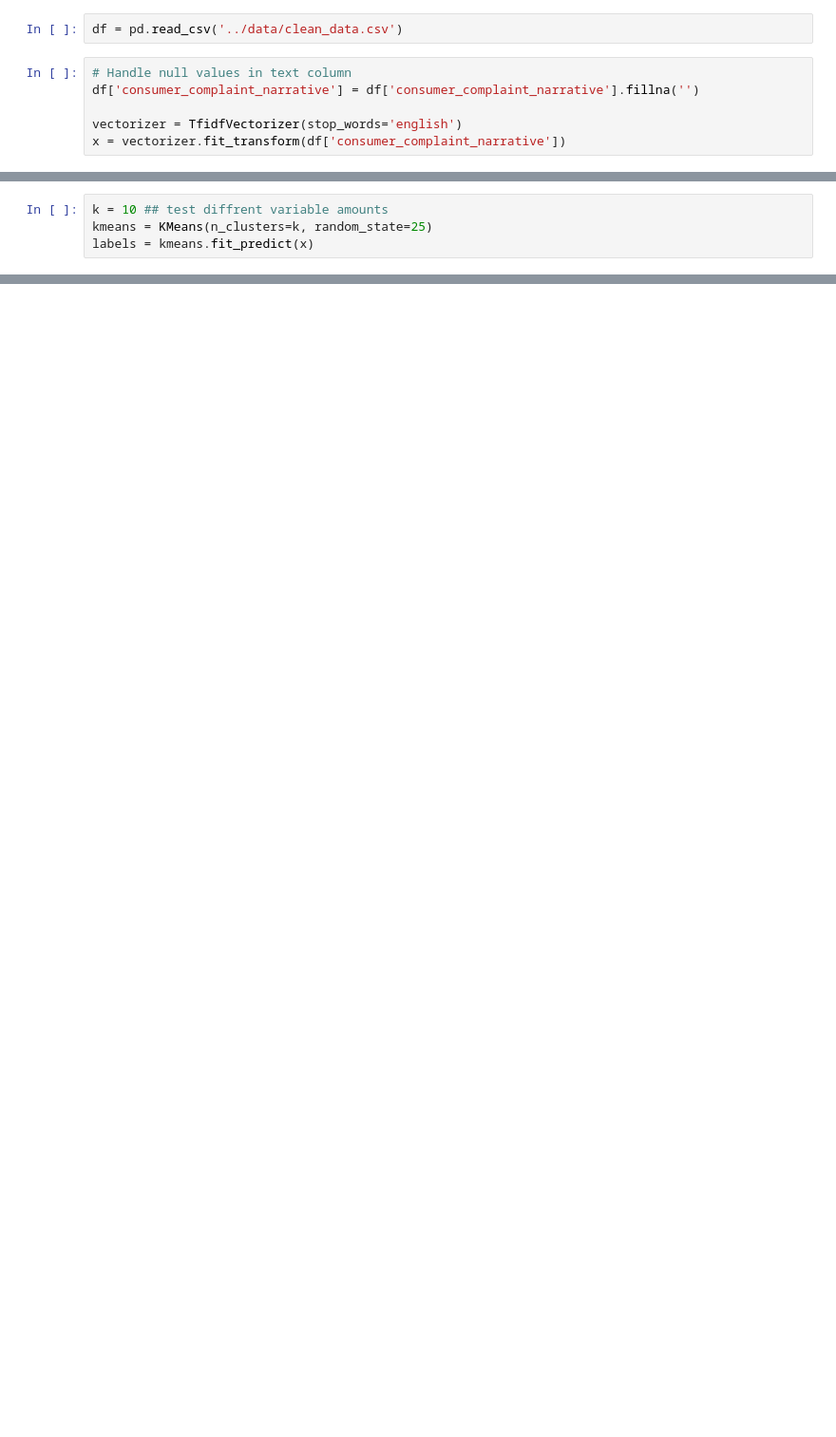
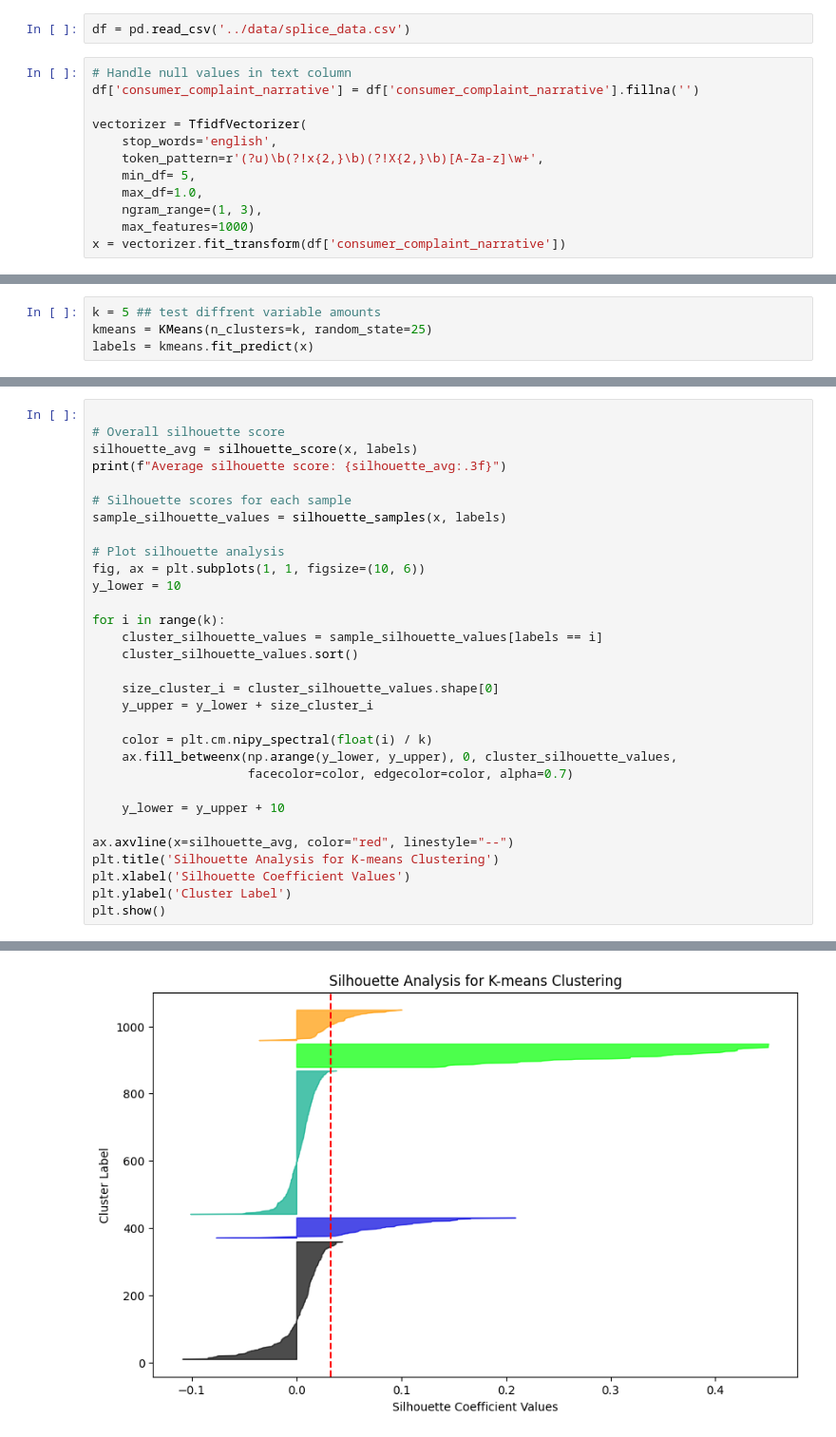
Before and after one commit to MylesTym/ADS_Cap, a Jupyter notebook: notebooks/category_gen.ipynb, the cells around one changed output, grey strips where cells are left out. Shown at 95% size. Cells and saved outputs as stored; diff of their text form; blank space fills up the shorter version.

```diff
--- a/notebooks/category_gen.ipynb
+++ b/notebooks/category_gen.ipynb
@@ -6,10 +9,16 @@ import matplotlib.pyplot as plt
 import pandas as pd
 import numpy as np
 # %%
-df = pd.read_csv('../data/clean_data.csv')
+df = pd.read_csv('../data/splice_data.csv')
 # %%
 # Handle null values in text column
 df['consumer_complaint_narrative'] = df['consumer_complaint_narrative'].fillna('')
 
-vectorizer = TfidfVectorizer(stop_words='english')
+vectorizer = TfidfVectorizer(
+    stop_words='english',
+    token_pattern=r'(?u)\b(?!x{2,}\b)(?!X{2,}\b)[A-Za-z]\w+',
+    min_df= 5,
+    max_df=1.0,
+    ngram_range=(1, 3),
+    max_features=1000)
 x = vectorizer.fit_transform(df['consumer_complaint_narrative'])
@@ -18,5 +25,5 @@ ValueError: np.nan is an invalid document, expected byte or unicode string.
 # %%
-k = 10 ## test diffrent variable amounts
+k = 5 ## test diffrent variable amounts
 kmeans = KMeans(n_clusters=k, random_state=25)
 labels = kmeans.fit_predict(x)
 # %%
@@ -50,0 +48,32 @@ late, payment, payments, xxxx, error, credit, account, reporting, report, consum
+# %%
+
+# Overall silhouette score
+silhouette_avg = silhouette_score(x, labels)
+print(f"Average silhouette score: {silhouette_avg:.3f}")
+
+# Silhouette scores for each sample
+sample_silhouette_values = silhouette_samples(x, labels)
+
+# Plot silhouette analysis
+fig, ax = plt.subplots(1, 1, figsize=(10, 6))
+y_lower = 10
+
+for i in range(k):
+    cluster_silhouette_values = sample_silhouette_values[labels == i]
+    cluster_silhouette_values.sort()
+
+    size_cluster_i = cluster_silhouette_values.shape[0]
+    y_upper = y_lower + size_cluster_i
+
+    color = plt.cm.nipy_spectral(float(i) / k)
+    ax.fill_betweenx(np.arange(y_lower, y_upper), 0, cluster_silhouette_values,
+                     facecolor=color, edgecolor=color, alpha=0.7)
+
+    y_lower = y_upper + 10
+
+ax.axvline(x=silhouette_avg, color="red", linestyle="--")
+plt.title('Silhouette Analysis for K-means Clustering')
+plt.xlabel('Silhouette Coefficient Values')
+plt.ylabel('Cluster Label')
+plt.show()
+# %% [output]
@@ -50,0 +81 @@ late, payment, payments, xxxx, error, credit, account, reporting, report, consum
+[figure, added]
```
Also changed, not shown: parts of 5 cells of this notebook, 1 other file.
